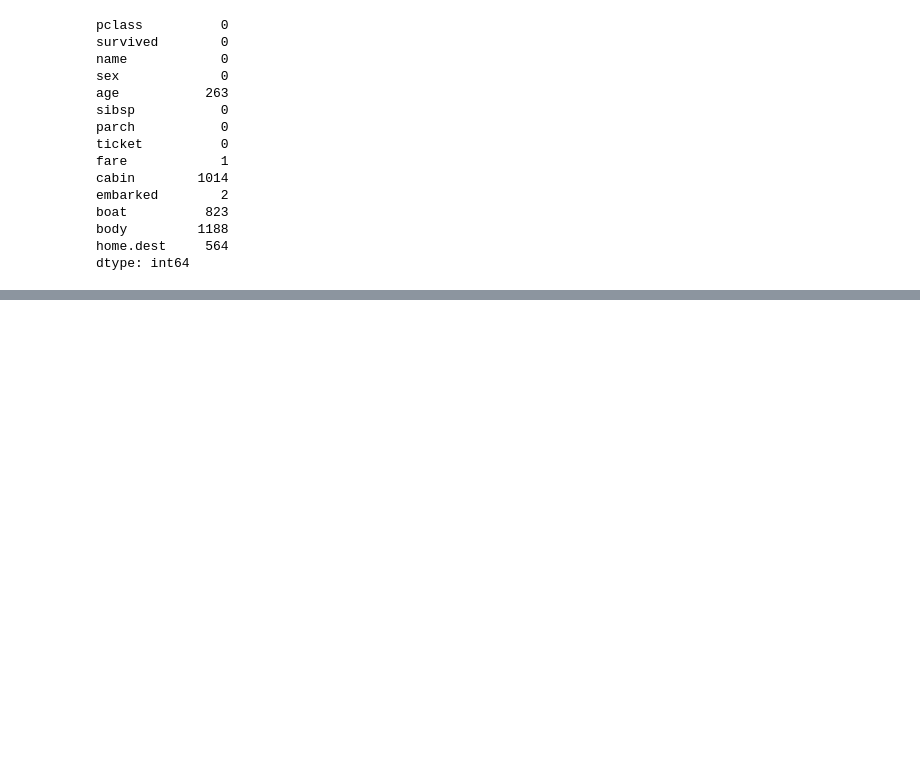
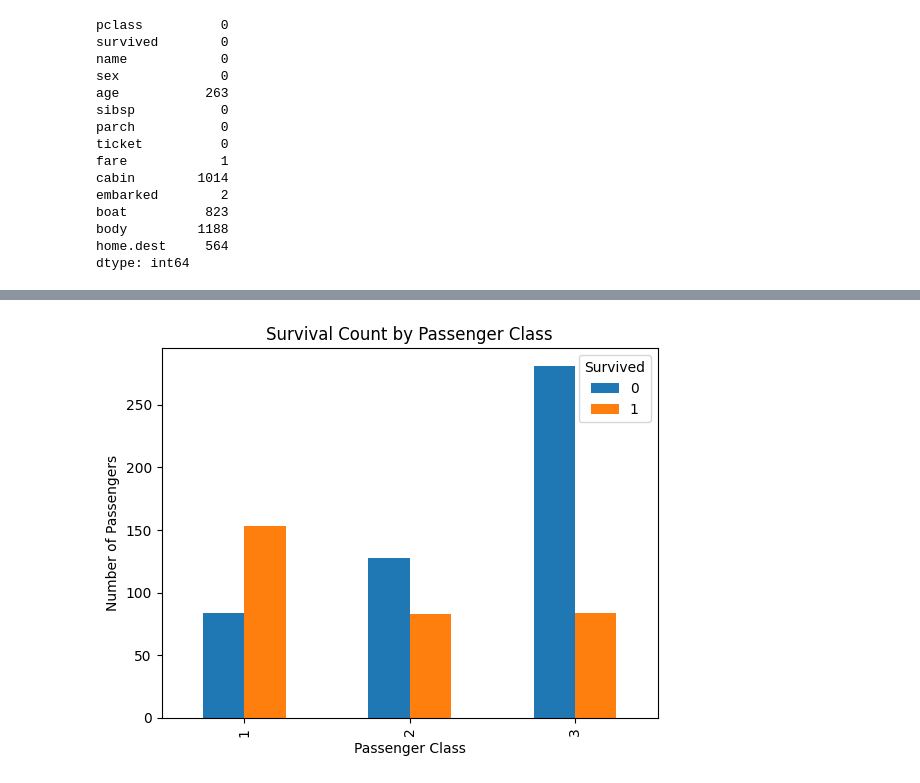
Before and after one commit to Shrujan2006/python-libraries, a Jupyter notebook: practise.ipynb, the cells around one changed output, grey strips where cells are left out. Cells and saved outputs as stored; diff of their text form; code cells hidden in the pictures; blank space fills up the shorter version.

```diff
--- a/practise.ipynb
+++ b/practise.ipynb
@@ -90,0 +185,2 @@ Name: cabin, Length: 1309, dtype: str
+# %%
+df["embarked"] = df["embarked"].fillna(df["embarked"].mode()[0])
@@ -90,0 +264,11 @@ Name: cabin, Length: 1309, dtype: str
+# %%
+d2 = df.groupby("pclass", observed=True)["survived"].value_counts().unstack()
+
+d2.plot(kind="bar")
+plt.xlabel("Passenger Class")
+plt.ylabel("Number of Passengers")
+plt.title("Survival Count by Passenger Class")
+plt.legend(title="Survived")
+plt.show()
+# %% [output]
+[figure, added]
```
Also changed, not shown: parts of 37 cells of this notebook.
